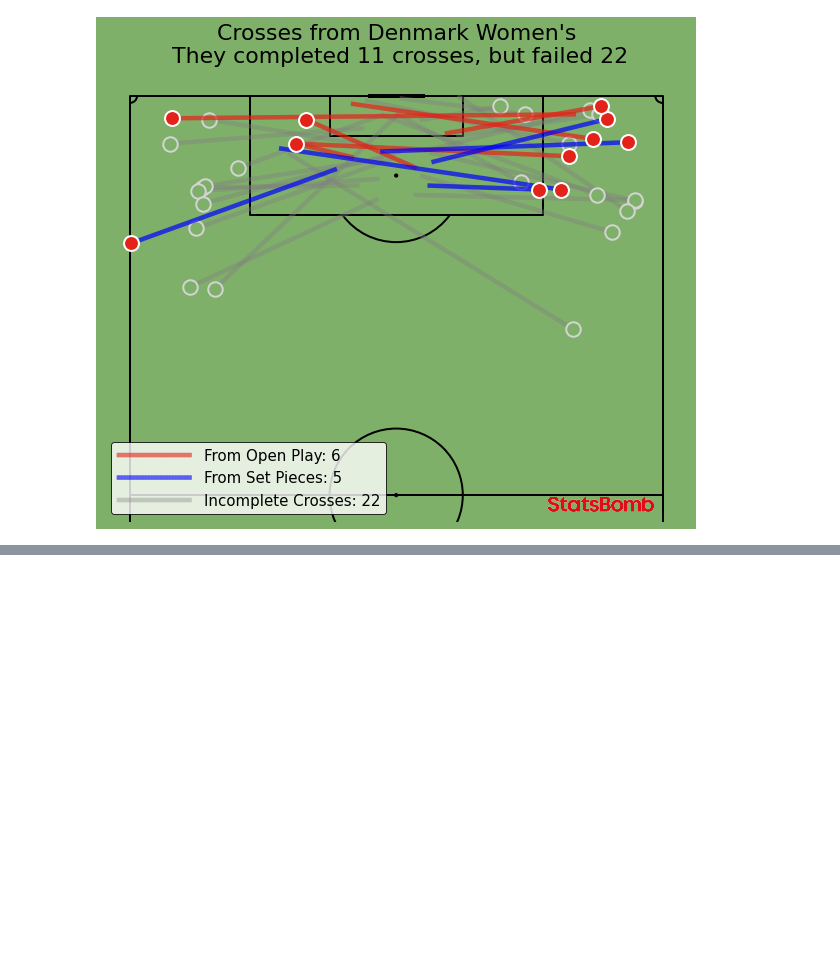
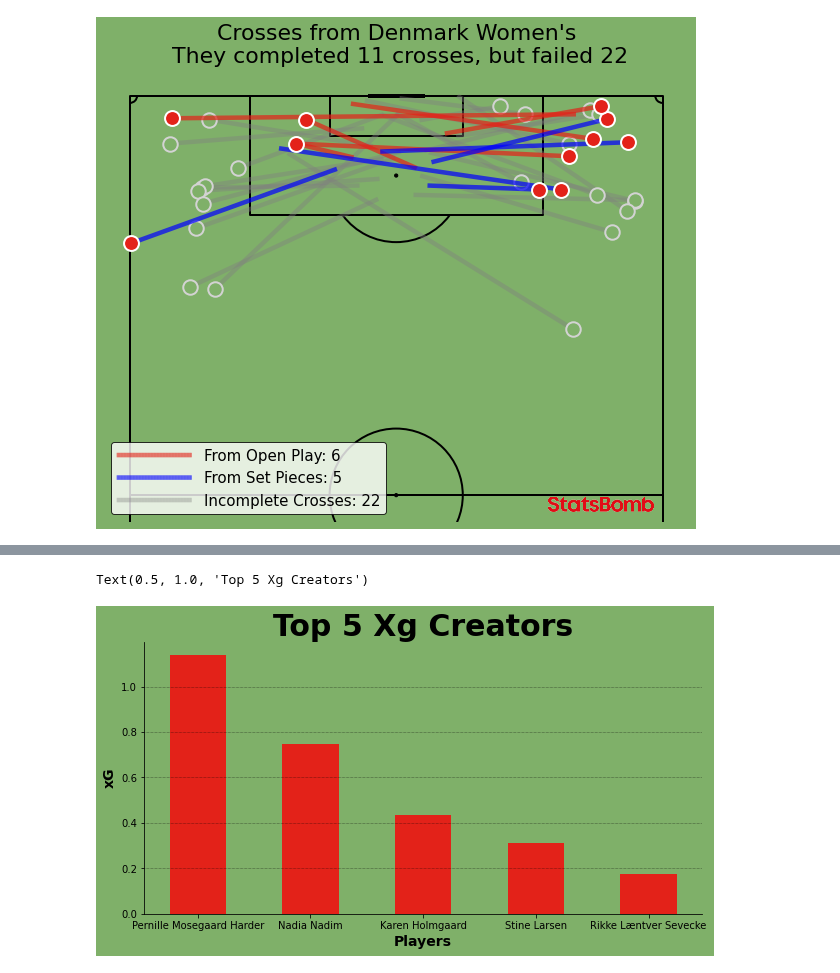
Before and after one commit to AugustSteff/Data-Analysis-in-football, a Jupyter notebook: Womens_euro_2022_analysis/all_denmarks_matches/Denmark All Matches W Euro 2022.ipynb, the cells around one changed output, grey strips where cells are left out. Cells and saved outputs as stored; diff of their text form; code cells hidden in the pictures; blank space fills up the shorter version.

```diff
--- a/Womens_euro_2022_analysis/all_denmarks_matches/Denmark All Matches W Euro 2022.ipynb
+++ b/Womens_euro_2022_analysis/all_denmarks_matches/Denmark All Matches W Euro 2022.ipynb
@@ -351,0 +305,7 @@ pitch.arrows(carrys.x, carrys.y,
+# %%
+dkxG =  dfTeam[dfTeam["shot_statsbomb_xg"]> .01]
+dkxG = dkxG[['player_name',"shot_statsbomb_xg"]]
+# %%
+xGSum = dkxG.groupby("player_name").sum()
+xGSum = xGSum.rename(columns={'shot_statsbomb_xg': 'xG'}).reset_index()
+xGSum.sort_values("xG", ascending=False)
@@ -351,0 +327,21 @@ pitch.arrows(carrys.x, carrys.y,
+# %%
+topxg = xGSum.sort_values("xG", ascending=False)[0:5]
+
+fig, ax = plt.subplots(figsize = (10,5))
+fig.set_facecolor(pitchColor)
+ax.patch.set_facecolor(pitchColor)
+
+spines = ["top","right","bottom","left"]
+for s in spines:
+    if s in ["top","right"]:
+        ax.spines[s].set_visible(False)
+ax.grid(ls='dotted',lw=.5,color='black',axis='y',zorder=1)
+
+
+plt.bar(topxg["player_name"], topxg["xG"], color=hteamColor, width=.5)
+plt.xlabel("Players", fontsize=14, fontweight="bold")
+plt.ylabel("xG", fontsize=14, fontweight="bold")
+plt.title("Top 5 Xg Creators", fontsize=30, fontweight="bold")
+# %% [output]
+Text(0.5, 1.0, 'Top 5 Xg Creators')
+[figure, added]
```
Also changed, not shown: parts of 23 cells of this notebook.
